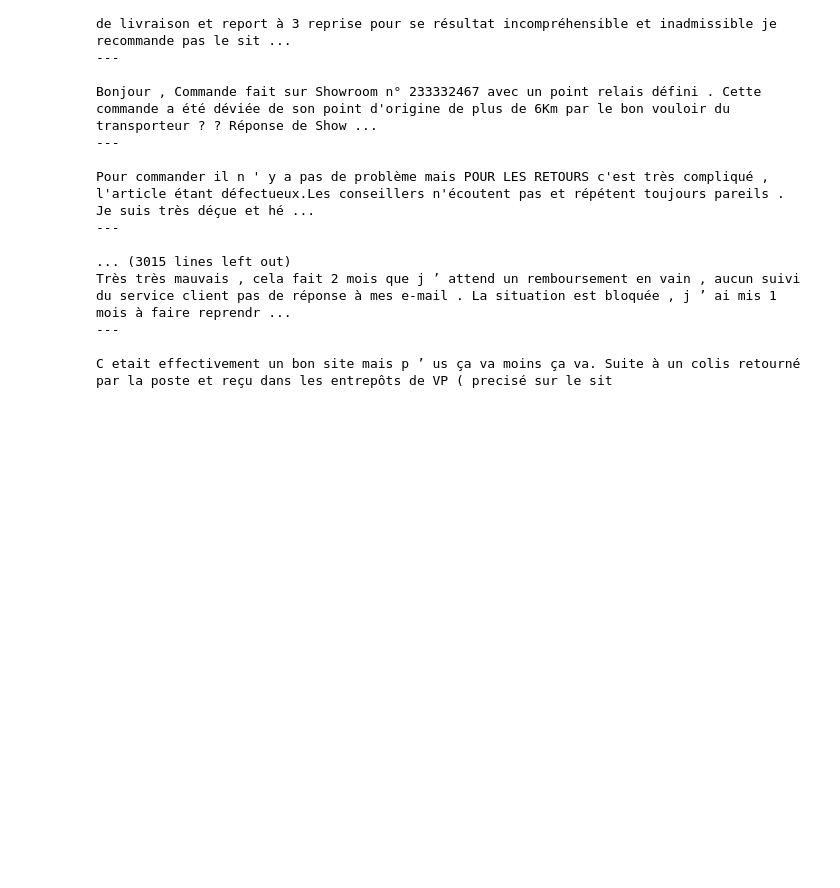
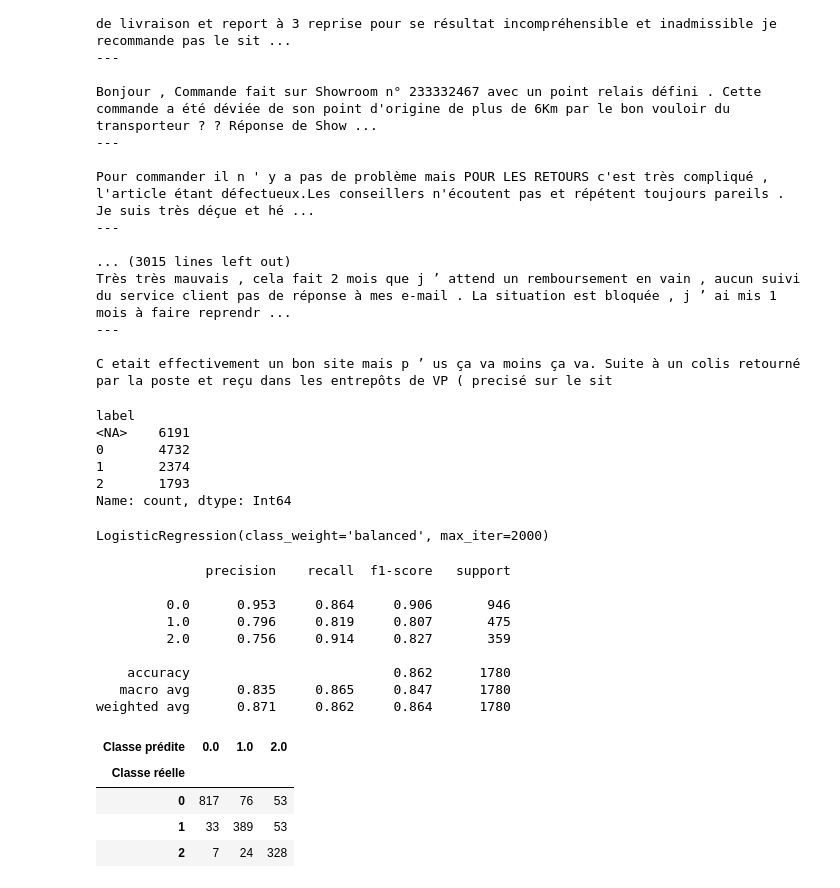
Before and after one commit to laurinecharbonnier/trustpilot, a Jupyter notebook: notebooks/Modelisation_CTM.ipynb, the cells around one changed output. Cells and saved outputs as stored; diff of their text form; code cells hidden in the pictures; blank space fills up the shorter version.

```diff
--- a/notebooks/Modelisation_CTM.ipynb
+++ b/notebooks/Modelisation_CTM.ipynb
@@ -207,3 +223,35 @@ Très très mauvais , cela fait 2 mois que j ’ attend un remboursement en vain
 ---
 
 C etait effectivement un bon site mais p ’ us ça va moins ça va. Suite à un colis retourné par la poste et reçu dans les entrepôts de VP ( precisé sur le sit
+# %%
+# Regroupement des topics
+qualite_produit_topics = {3, 6, 18, 19, 23, 29}
+livraison_topics = {5, 10, 24, 26, 27}
+service_client_topics = {7, 8, 13, 14, 28}
+
+df['label'] = np.nan
+
+df.loc[df['topic_id'].isin(qualite_produit_topics), 'label'] = 0
+df.loc[df['topic_id'].isin(livraison_topics), 'label'] = 1
+df.loc[df['topic_id'].isin(service_client_topics), 'label'] = 2
+
+df['label'] = df['label'].astype('Int64')  # int nullable
+df['label'].value_counts(dropna=False)
+# %% [output]
+label
+<NA>    6191
+0       4732
+1       2374
+2       1793
+Name: count, dtype: Int64
+# %%
+from sklearn.model_selection import train_test_split
+# On prépare nos données d'entrainements et de tests
+df_train = df.dropna(subset=['label'])
+train_texts, test_texts, train_labels, test_labels = train_test_split(
+    df_train['clean_comment'],
+    df_train['label'],
+    test_size=0.2,
+    random_state=42,
+    stratify=df_train['label']
+)
@@ -209,0 +265,31 @@ C etait effectivement un bon site mais p ’ us ça va moins ça va. Suite à un
+# %%
+from sklearn.linear_model import LogisticRegression
+
+clf = LogisticRegression(max_iter=2000, class_weight="balanced")
+clf.fit(X_train, train_labels)
+# %% [output]
+LogisticRegression(class_weight='balanced', max_iter=2000)
+# %%
+from sklearn.metrics import classification_report
+from sklearn.metrics import confusion_matrix
+
+preds = clf.predict(X_test)
+
+print(classification_report(test_labels, preds, digits=3))
+
+pd.crosstab(test_labels, preds, rownames=['Classe réelle'], colnames=['Classe prédite'])
+# %% [output]
+              precision    recall  f1-score   support
+
+         0.0      0.953     0.864     0.906       946
+         1.0      0.796     0.819     0.807       475
+         2.0      0.756     0.914     0.827       359
+
+    accuracy                          0.862      1780
+   macro avg      0.835     0.865     0.847      1780
+weighted avg      0.871     0.862     0.864      1780
+| Classe prédite | 0.0 | 1.0 | 2.0 |
+| Classe réelle |  |  |  |
+| 0 | 817 | 76 | 53 |
+| 1 | 33 | 389 | 53 |
+| 2 | 7 | 24 | 328 |
```
Also changed, not shown: parts of 9 cells of this notebook, 6 other files.
